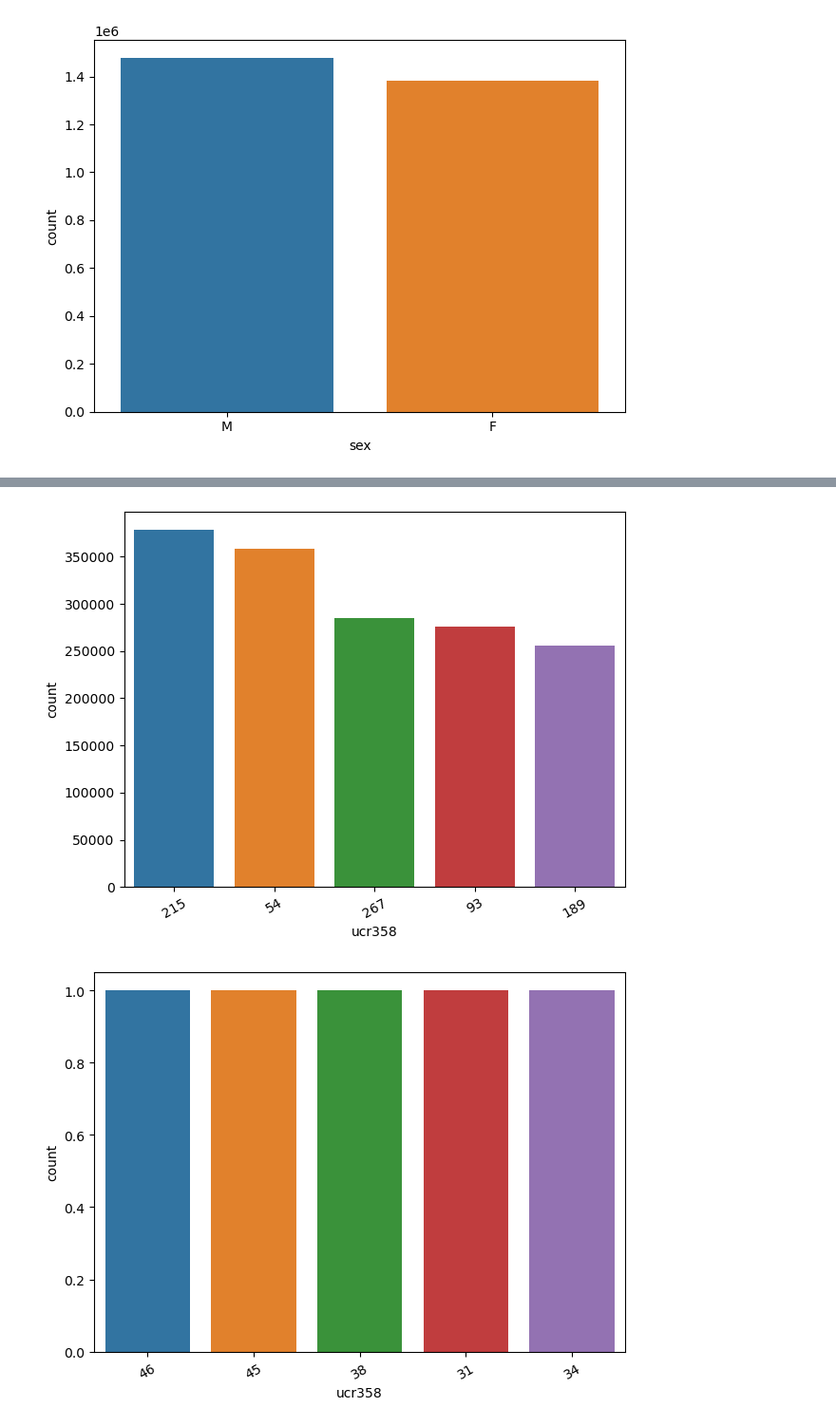
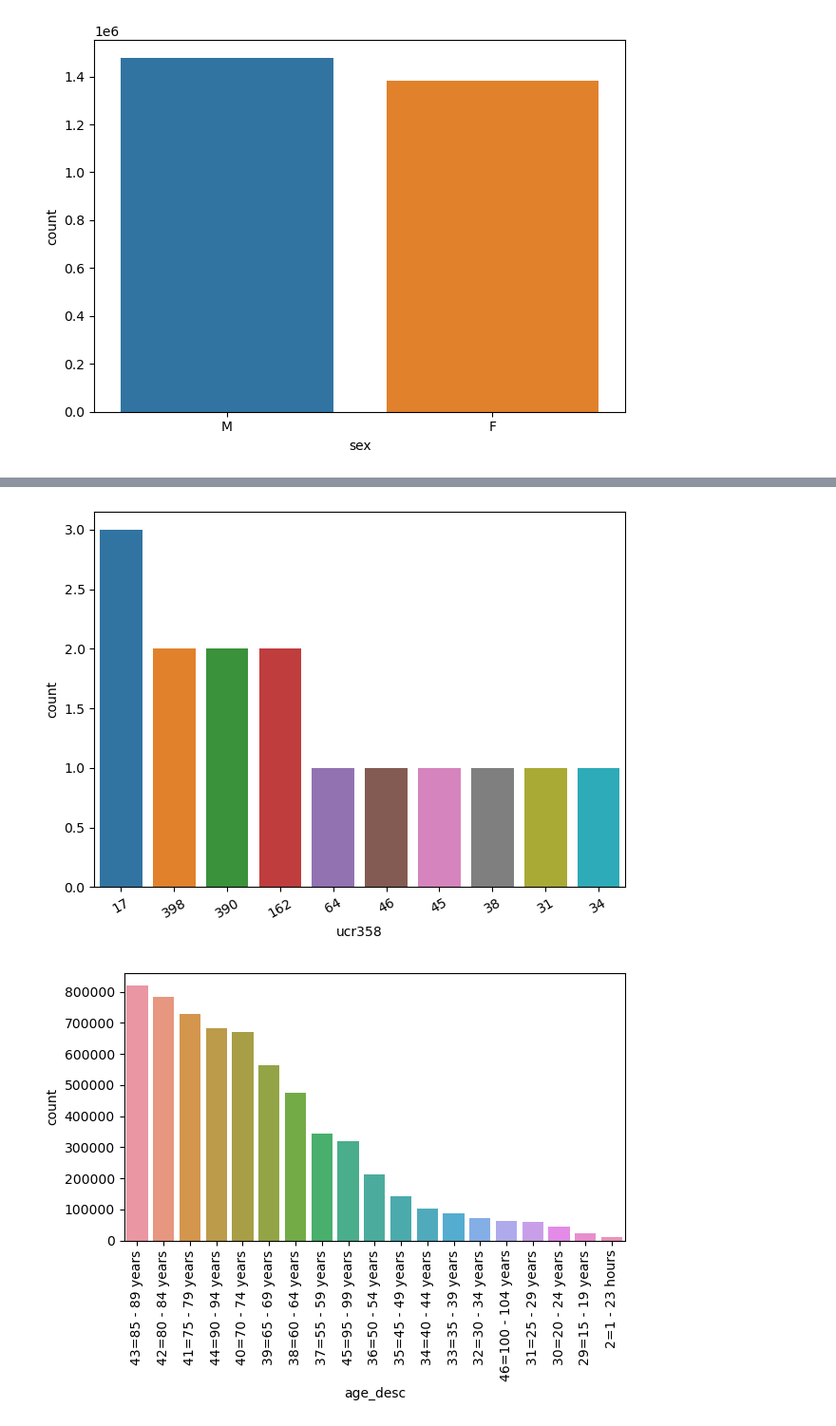
Before and after one commit to blackbrs/diplomado, a Jupyter notebook: Proyecto/Proyecto.ipynb, the cells around one changed output, grey strips where cells are left out. Shown: that part at 95% size. Drawn from its saved outputs; the diff is of its cells as text; code cells hidden in the pictures.

Commit message:
Agregados graficos 5, 6, modificaciones a graficos anteriores

```diff
--- a/Proyecto/Proyecto.ipynb
+++ b/Proyecto/Proyecto.ipynb
@@ -263,3 +265,26 @@ plt.tight_layout()
 plt.show()
 # %% [output]
 [figure]
+# %%
+# Grafico 2: Grafico de las 5 enfermedades con mayor numero de muertes en los 2 años de estudio
+carpeta_inicial = RUTA_DATASET_LIMPIADO
+carpeta_diccionario = RUTA_RECODE_DATASER
+anio = 2020
+
+archivo_diccionario = open(carpeta_diccionario + "recode" + str(anio) + ".json")
+json_diccionario = json.load(archivo_diccionario)
+
+df_2019 = pd.read_csv(carpeta_inicial + "2019.csv")
+df_2020 = pd.read_csv(carpeta_inicial + "2020.csv")
+df_consolidado = pd.concat([df_2019, df_2020], axis=0, ignore_index=True)
+#df_consolidado["illness"] = df_consolidado.apply(lambda row:
+#                       str(row["ucr358"]) + "="
+#                       + json_diccionario["358_cause_recode"][str(row["ucr358"]).zfill(3)][:15]
+#                       , axis=1)
+
+
+order = df_consolidado["ucr358"].value_counts().index
+countplot = sns.countplot(df_consolidado, x="ucr358", order=order[:5])
+countplot.tick_params(axis='x', rotation=0)
+plt.tight_layout()
+plt.show()
@@ -266,5 +293,6 @@ plt.show()
 # %%
-# Grafico 2: Grafico de las 5 enfermedades con mayor numero de muertes en los 2 años de estudio
+# Grafico 3: Grafico de las enfermedades con el menor numero de muertes, para los 2 años estudiados
+
 carpeta_inicial = RUTA_DATASET_LIMPIADO
 
 df_2019 = pd.read_csv(carpeta_inicial + "2019.csv")
@@ -272,26 +300,35 @@ df_2020 = pd.read_csv(carpeta_inicial + "2020.csv")
 df_consolidado = pd.concat([df_2019, df_2020], axis=0, ignore_index=True)
 
 order = df_consolidado["ucr358"].value_counts().index
-countplot = sns.countplot(df_consolidado, x="ucr358", order=order[:5])
+countplot = sns.countplot(df_consolidado, x="ucr358", order=order[-10:])
 countplot.tick_params(axis='x', rotation=30)
 plt.tight_layout()
 plt.show()
 # %% [output]
-[figure, old version]
+[figure, new version]
 # %%
-# Grafico 3: Grafico de las 5 enfermedades con el menor numero de muertes, para los 2 años estudiados
+# Grafico 4: Grafico de rango de edades con el mayor numero de muertes, para los 2 años estudiados
+carpeta_inicial = RUTA_DATASET_LIMPIADO
+carpeta_diccionario = RUTA_RECODE_DATASER
+anio = 2020
 
-carpeta_inicial = RUTA_DATASET_LIMPIADO
+archivo_diccionario = open(carpeta_diccionario + "recode" + str(anio) + ".json")
+json_diccionario = json.load(archivo_diccionario)
 
 df_2019 = pd.read_csv(carpeta_inicial + "2019.csv")
 df_2020 = pd.read_csv(carpeta_inicial + "2020.csv")
 df_consolidado = pd.concat([df_2019, df_2020], axis=0, ignore_index=True)
+df_consolidado["age_desc"] = df_consolidado.apply(lambda row:
+                       str(row["ager52"]) + "="
+                       + json_diccionario["age_recode_52"][str(row["ager52"])][:15]
+                       , axis=1)
 
-order = df_consolidado["ucr358"].value_counts().index
-countplot = sns.countplot(df_consolidado, x="ucr358", order=order[-5:])
-countplot.tick_params(axis='x', rotation=30)
+
+order = df_consolidado["age_desc"].value_counts().index
+countplot = sns.countplot(df_consolidado, x="age_desc", order=order[:19])
+countplot.tick_params(axis='x', rotation=90)
 plt.tight_layout()
 plt.show()
 # %% [output]
-[figure, old version]
+[figure, new version]
 # %%
```
Also changed, not shown: parts of 4 cells of this notebook, 3 other files.
